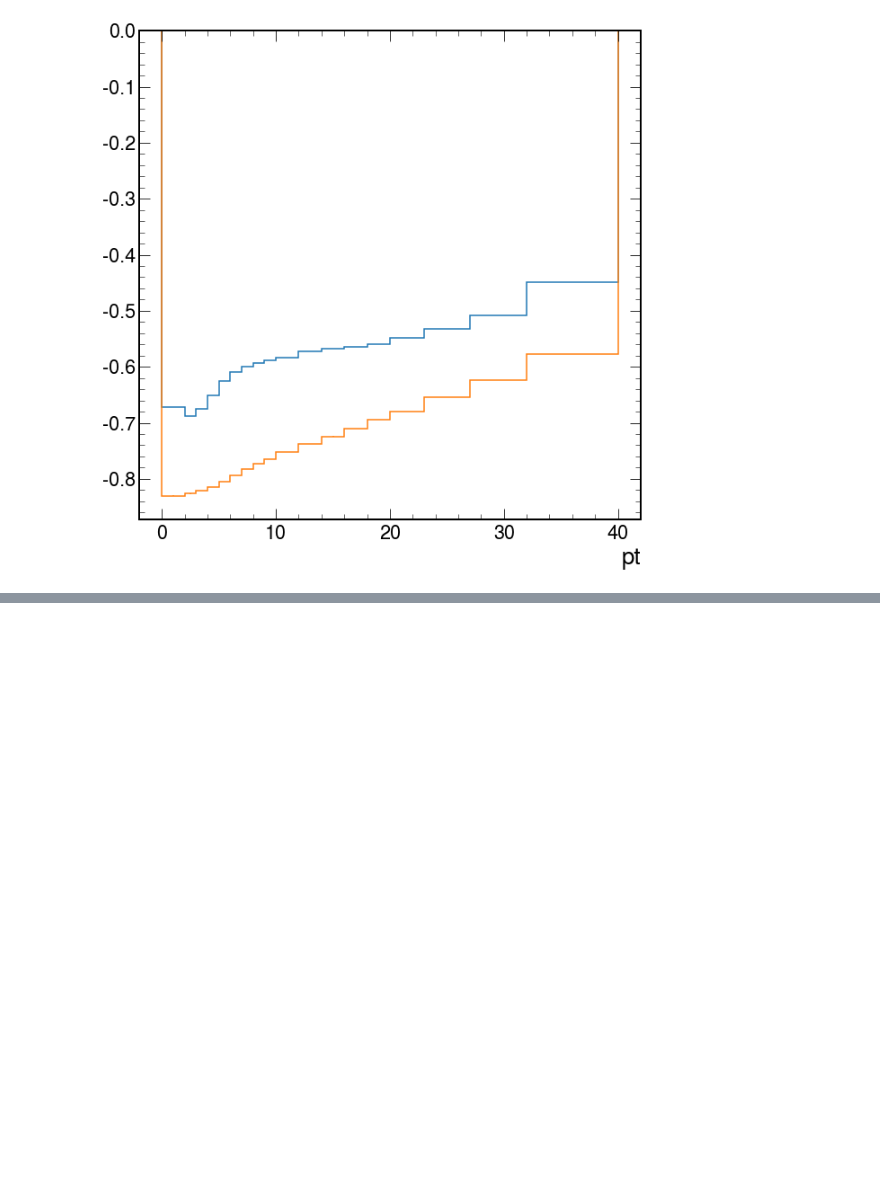
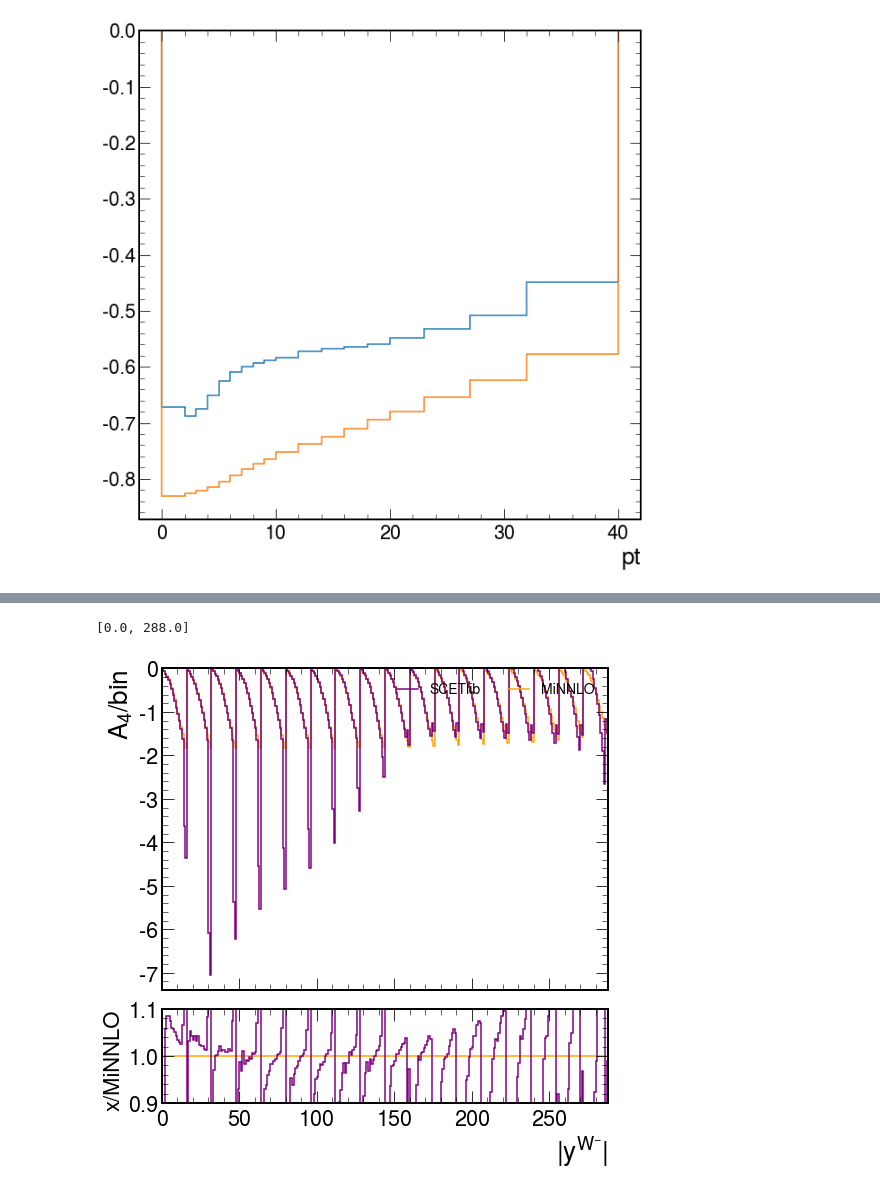
Before and after one commit to kdlong/WRemnants, a Jupyter notebook: notebooks/correctedCoeffs.ipynb, the cells around one changed output, grey strips where cells are left out. Saved outputs shown, nothing was run; the diff lists cells and outputs as text; code cells hidden in the pictures; blank space fills up the shorter version.

```diff
--- a/notebooks/correctedCoeffs.ipynb
+++ b/notebooks/correctedCoeffs.ipynb
@@ -167,0 +163,7 @@ Hist(
+# %%
+scetlibWp_a4_unrol = sel.unrolledHist(scetlibWp_a4[{"mass" : 80.j}], ("pt", "absy"))
+minnloWp_a4_unrol = sel.unrolledHist(minnloWcoeffs[{"chargeVgen" : 1.j, "helicity" : 4.j, "muRfact" : 1.j, "muFfact" : 1.j}], ("ptVgen", "absYVgen"))
+fig = plot_tools.makePlotWithRatioToRef([minnloWp_a4_unrol, scetlibWp_a4_unrol], colors=["orange", "purple",], rlabel="x/MiNNLO", ylabel="A$_{4}$/bin", xlabel=r"$|\mathrm{y}^{\mathrm{W}^{-}}|$", labels=["MiNNLO", "SCETlib"], rrange=[0.9, 1.1], binwnorm=1.)
+# %% [output]
+[0.0, 288.0]
+[figure, added]
```
Also changed, not shown: parts of 18 cells of this notebook.
